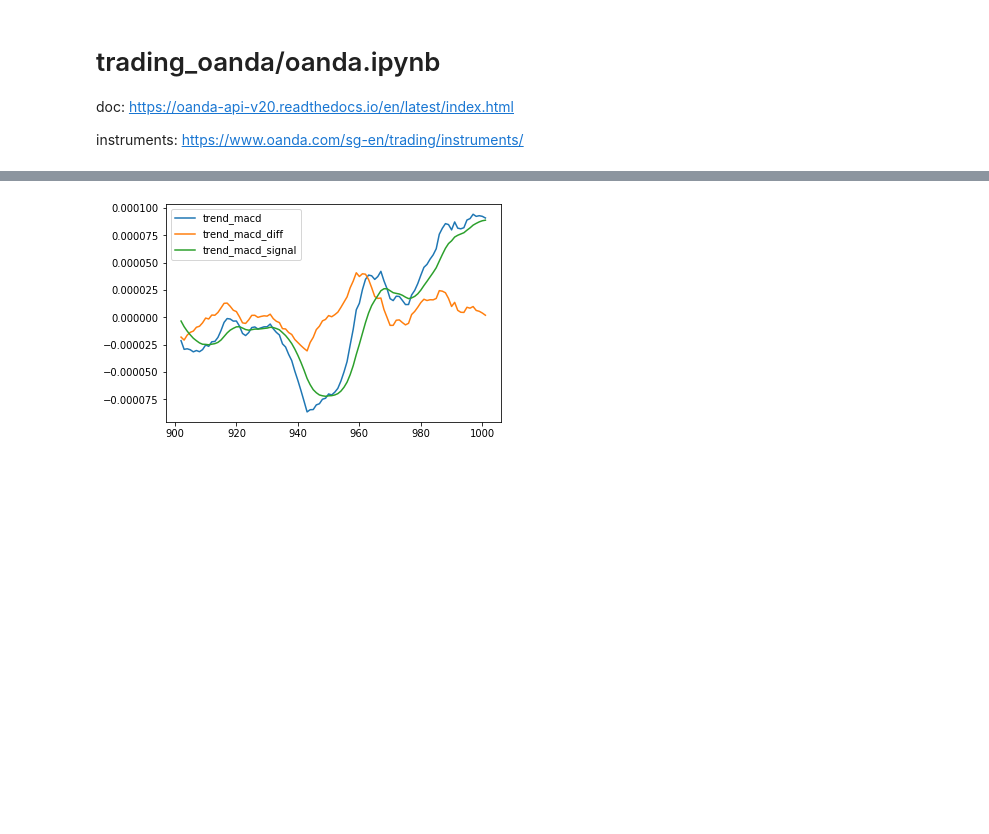
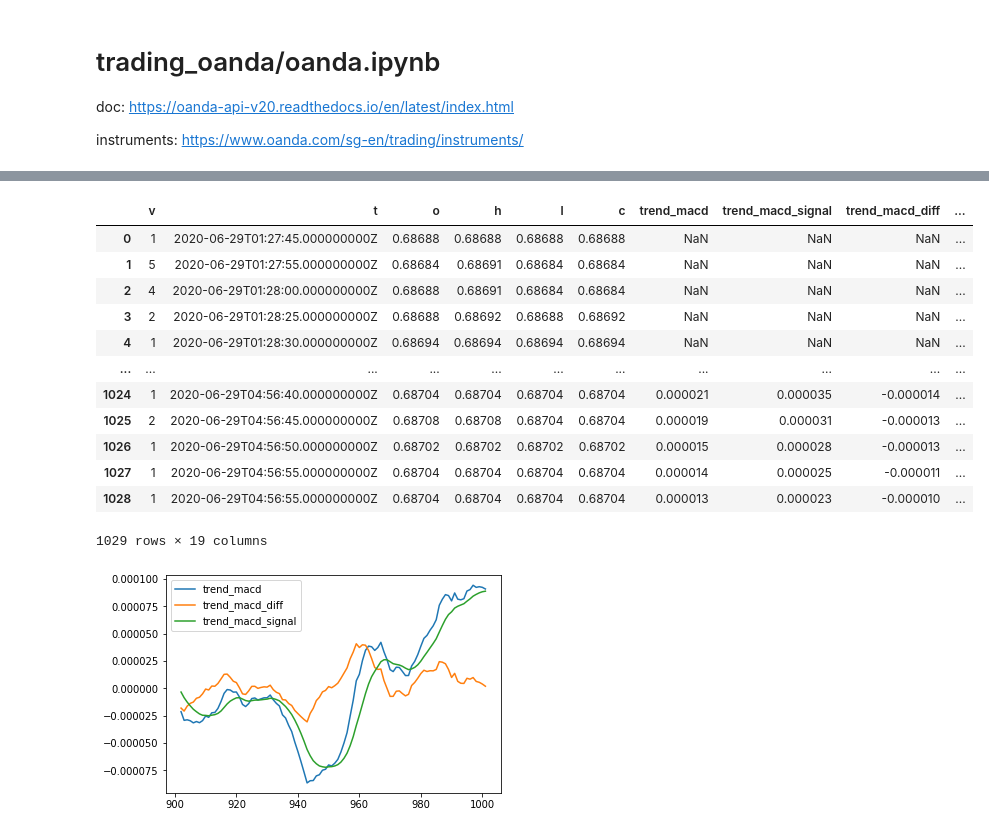
Before and after one commit to jetnew/Idle-Trading-Hero, a Jupyter notebook: trading_oanda/oanda.ipynb, the cells around one changed output, grey strips where cells are left out. Saved outputs shown, nothing was run; the diff lists cells and outputs as text; code cells hidden in the pictures; blank space fills up the shorter version.

```diff
--- a/trading_oanda/oanda.ipynb
+++ b/trading_oanda/oanda.ipynb
@@ -68,4 +70,5 @@ oanda.get_historic('AUD_USD', 5, 'S5')
 # %%
+from datetime import datetime
 import numpy as np
 import pandas as pd
 import matplotlib.pyplot as plt
@@ -92,6 +95,8 @@ class Algorithm:
                                 'sharpe',
                                 'annual_sharpe',
                                 'sortino']
+        for col in self.performance_col:
+            self.indicator[col] = None
 
     def accept(self, observation):
         # Integrate incoming new data
@@ -116,12 +121,19 @@ class Algorithm:
         if observation:  # for testing
             self.accept(observation)
         else:  # actual call
-            d = self.oanda.get_data('AUD_USD', 1, 'S5')['candles'][0]
-            observation = pd.Series({'v': d['volume'], 't': d['time'],
-                                     **{key: float(val) for key, val in d['mid'].items()}})
+            observation = pd.Series(self.oanda.get_data('AUD_USD', 1, 'S5')[0])
             self.accept(observation)
+            self.strategy.action(self.indicator)
+            action = self.indicator['action'].iloc[-1]
+            if action == 1:
+                oanda.buy(self.instrument, 1)
+                print("BUY")
+            elif action == -1:
+                oanda.buy(self.instrument, -1)
+                print("SELL")
+            else:
+                print("NOTHING")
 
-        self.strategy.action(self.indicator)
         self.balance()
         self.performance()
 
@@ -213,3 +246,19 @@ algo.statistics()
+# %%
+algo.indicator
+# %% [output]
+|  | v | t | o | h | l | c | trend_macd | trend_macd_signal | trend_macd_diff | ... |
+| 0 | 1 | 2020-06-29T01:27:45.000000000Z | 0.68688 | 0.68688 | 0.68688 | 0.68688 | NaN | NaN | NaN | ... |
+| 1 | 5 | 2020-06-29T01:27:55.000000000Z | 0.68684 | 0.68691 | 0.68684 | 0.68684 | NaN | NaN | NaN | ... |
+| 2 | 4 | 2020-06-29T01:28:00.000000000Z | 0.68688 | 0.68691 | 0.68684 | 0.68684 | NaN | NaN | NaN | ... |
+| 3 | 2 | 2020-06-29T01:28:25.000000000Z | 0.68688 | 0.68692 | 0.68688 | 0.68692 | NaN | NaN | NaN | ... |
+| 4 | 1 | 2020-06-29T01:28:30.000000000Z | 0.68694 | 0.68694 | 0.68694 | 0.68694 | NaN | NaN | NaN | ... |
+| ... | ... | ... | ... | ... | ... | ... | ... | ... | ... | ... |
+| 1024 | 1 | 2020-06-29T04:56:40.000000000Z | 0.68704 | 0.68704 | 0.68704 | 0.68704 | 0.000021 | 0.000035 | -0.000014 | ... |
+| 1025 | 2 | 2020-06-29T04:56:45.000000000Z | 0.68708 | 0.68708 | 0.68704 | 0.68704 | 0.000019 | 0.000031 | -0.000013 | ... |
+| 1026 | 1 | 2020-06-29T04:56:50.000000000Z | 0.68702 | 0.68702 | 0.68702 | 0.68702 | 0.000015 | 0.000028 | -0.000013 | ... |
+| 1027 | 1 | 2020-06-29T04:56:55.000000000Z | 0.68704 | 0.68704 | 0.68704 | 0.68704 | 0.000014 | 0.000025 | -0.000011 | ... |
+| 1028 | 1 | 2020-06-29T04:56:55.000000000Z | 0.68704 | 0.68704 | 0.68704 | 0.68704 | 0.000013 | 0.000023 | -0.000010 | ... |
+1029 rows × 19 columns
 # %%
 algo.plot_indicators()
 # %% [output]
```
Also changed, not shown: parts of 6 cells of this notebook, 8 other files.
